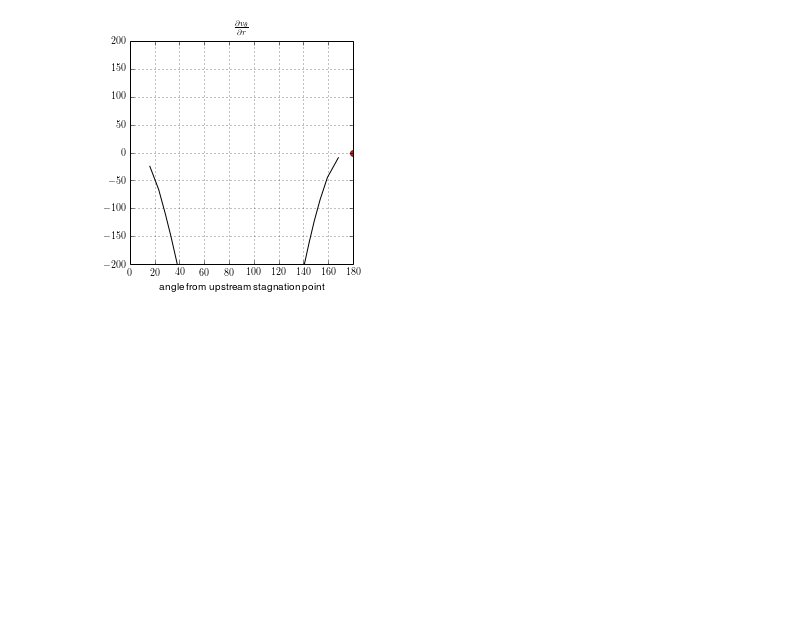
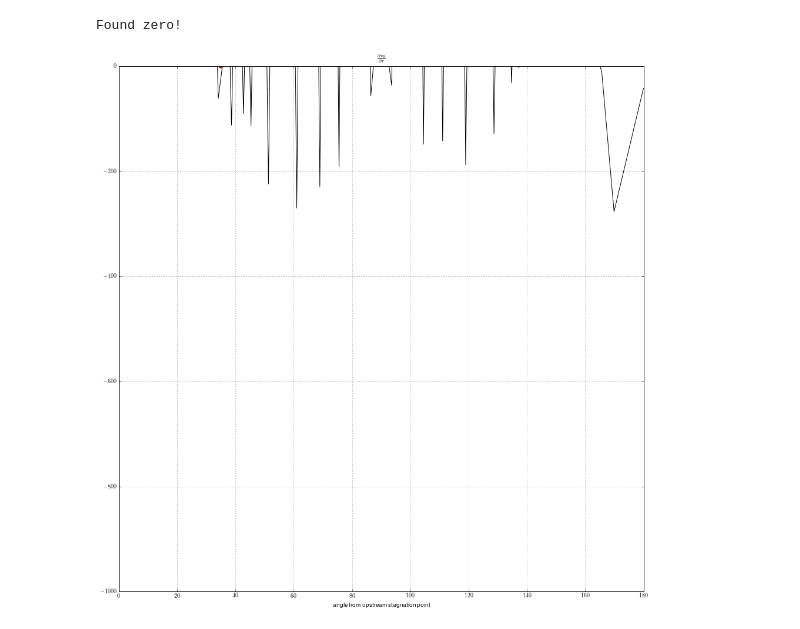
Before and after one commit to UBC-MOAD/flow_separation, a Jupyter notebook: notebooks_2D_runs/view_flow_over_cylinder.ipynb, the cells around one changed output. Saved outputs shown, nothing was run; the diff lists cells and outputs as text; code cells hidden in the pictures; blank space fills up the shorter version.

```diff
--- a/notebooks_2D_runs/view_flow_over_cylinder.ipynb
+++ b/notebooks_2D_runs/view_flow_over_cylinder.ipynb
@@ -15,9 +15,9 @@ rc('text', usetex=True)
 %matplotlib inline
 # %%
 _dir = '../../CylinderNx1024Nz128/'
-outnum=10000;
+outnum=8000;
 U=np.squeeze(rdmds(_dir+'U',outnum))
-X=np.squeeze(rdmds(_dir+'XG'))-0.5;
+X=np.squeeze(rdmds(_dir+'XG'))-0.2;
 Z=np.squeeze(rdmds(_dir+'RC'))+0.1;
 depth=np.squeeze(rdmds(_dir+'Depth'))+0.1;
 W=np.squeeze(rdmds(_dir+'W',outnum))
@@ -85,12 +87,12 @@ def calc_dvtheta_dr(X,Z,U,W,R0,Nx,Nz):
     dvtheta_dr_bd = []
     theta_bd = []
 
-    dx = 1.0/Nx
-    dz = 0.1/Nz
+    dx = (X[-1]-X[0])/Nx
+    dz = (Z[-1]-Z[0])/Nz
 
     for itr,ii in enumerate(X):
         if ii > -R0 and ii < R0:
-            zz = np.sqrt(R0**2-ii**2)+dz
+            zz = np.sqrt(R0**2-ii**2)
             zind = min(range(len(Z)), key=lambda i: abs(Z[i]-zz))
             bd_pts.append([zind,itr])
             bd_xz.append([ii,zz])
@@ -127,18 +129,19 @@ def find_zero(theta_bd,dvtheta_dr_bd):
 # %%
 [theta_bd,dvtheta_dr_bd] = calc_dvtheta_dr(X,Z,U,W,R0,1024,128)
 
 pylab.rcParams['figure.figsize'] = (16,16)
 
 plt.plot(theta_bd,dvtheta_dr_bd,'-k')
 plt.xlabel('angle from upstream stagnation point')
 theta_0 = find_zero(theta_bd,dvtheta_dr_bd)
 plt.plot(theta_0,0,'or')
-plt.ylim((-200,200))
+plt.ylim((-1000,0))
 plt.grid()
 plt.title(r'$\frac{\partial v_{\theta}}{\partial r}$')
 
 plt.show()
 # %% [output]
+Found zero!
-[figure, old version]
+[figure, new version]
 # %%
 sep_pt = []
```
Also changed, not shown: parts of 9 cells of this notebook, 5 other files.
